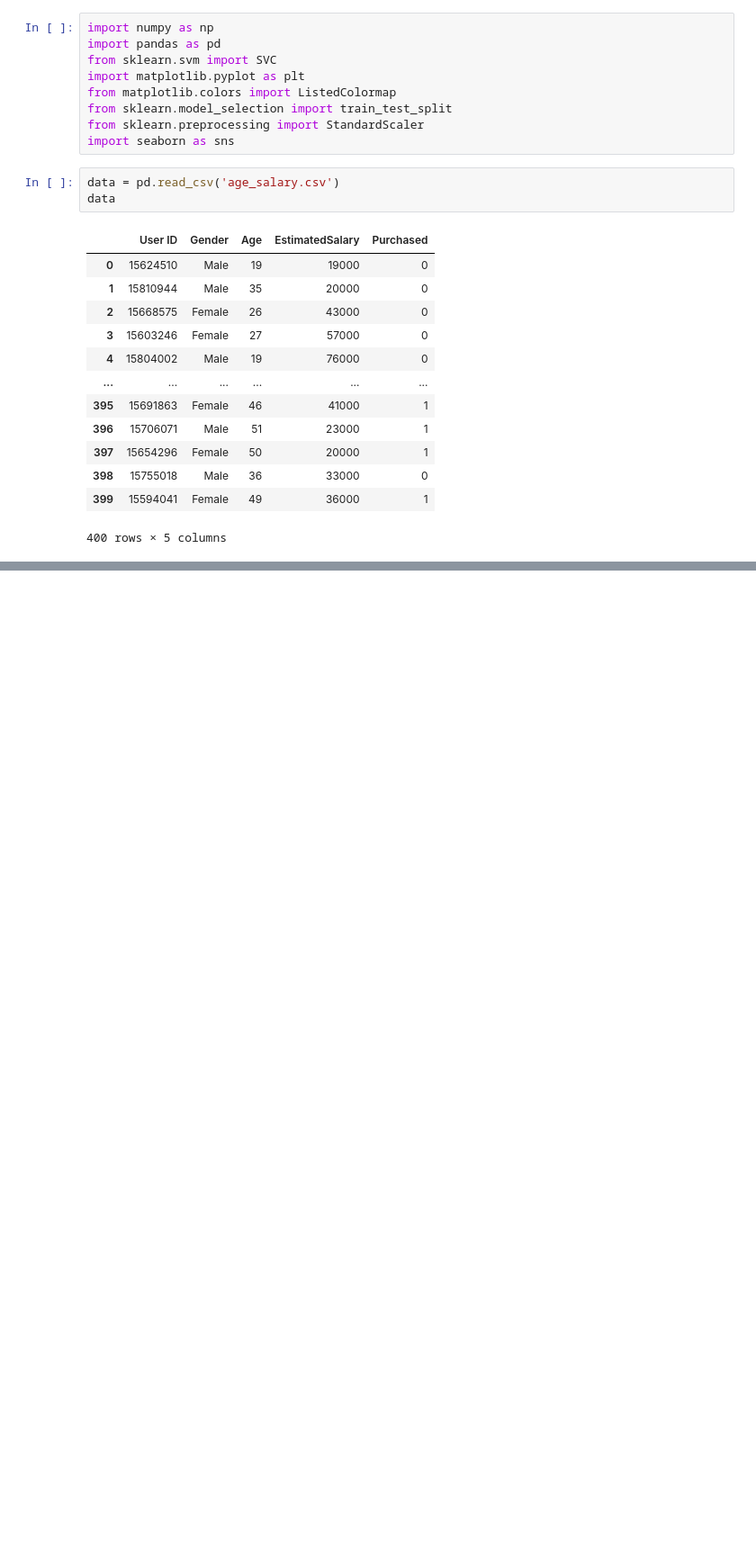
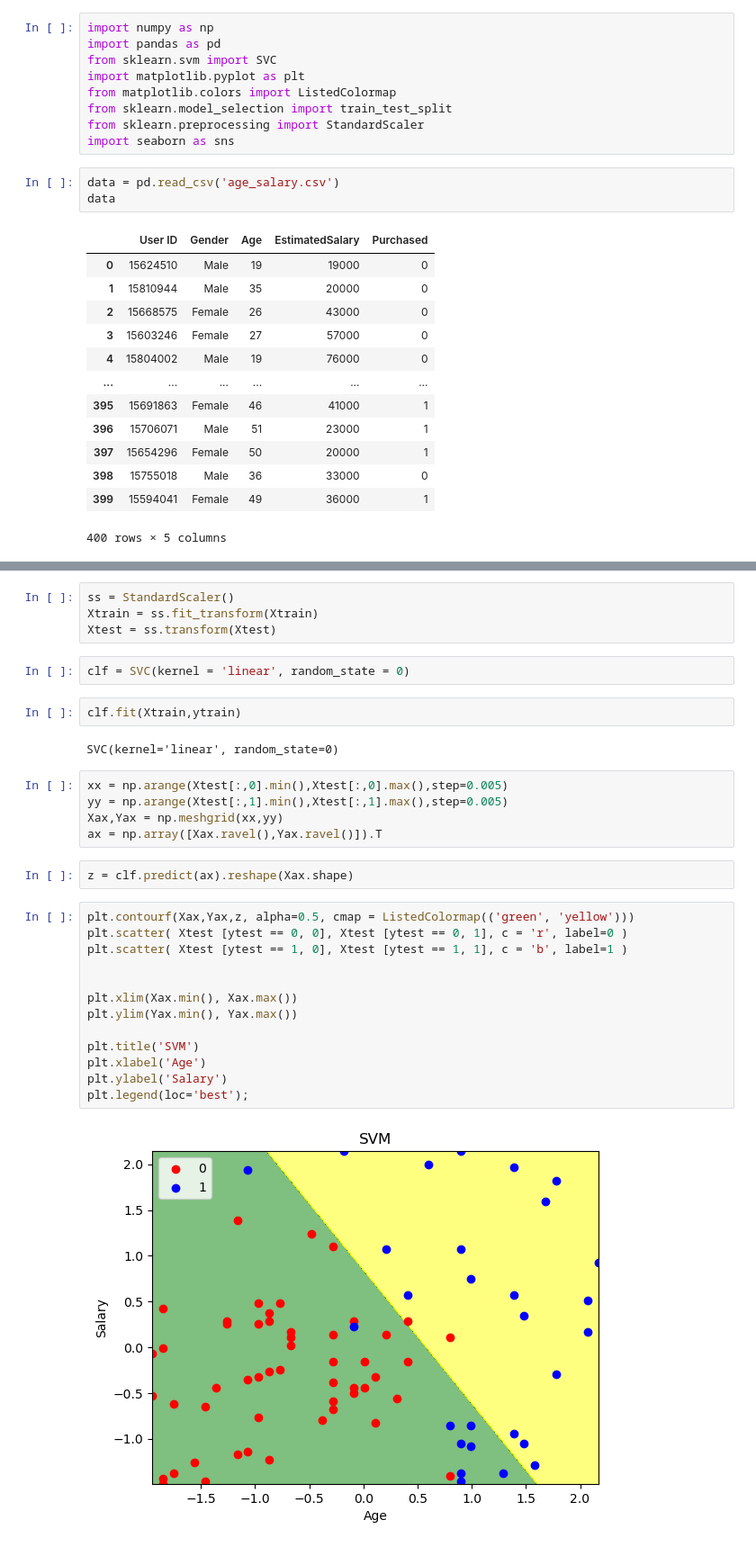
Before and after one commit to Danial-Salami/Machine-Learning, a Jupyter notebook: SVM/SVC (age-salaries) lvl-1/SVC (age-salaries) lvl-1.ipynb, the cells around one changed output, grey strips where cells are left out. Shown at 90% size. Drawn from its saved outputs; the diff is of its cells as text; blank space fills up the shorter version.

```diff
--- a/SVM/SVC (age-salaries) lvl-1/SVC (age-salaries) lvl-1.ipynb
+++ b/SVM/SVC (age-salaries) lvl-1/SVC (age-salaries) lvl-1.ipynb
@@ -50,0 +37,32 @@ sns.pairplot(data.drop('User ID', axis=1), hue='Purchased');
+# %%
+ss = StandardScaler()
+Xtrain = ss.fit_transform(Xtrain)
+Xtest = ss.transform(Xtest)
+# %%
+clf = SVC(kernel = 'linear', random_state = 0)
+# %%
+clf.fit(Xtrain,ytrain)
+# %% [output]
+SVC(kernel='linear', random_state=0)
+# %%
+xx = np.arange(Xtest[:,0].min(),Xtest[:,0].max(),step=0.005)
+yy = np.arange(Xtest[:,1].min(),Xtest[:,1].max(),step=0.005)
+Xax,Yax = np.meshgrid(xx,yy)
+ax = np.array([Xax.ravel(),Yax.ravel()]).T
+# %%
+z = clf.predict(ax).reshape(Xax.shape)
+# %%
+plt.contourf(Xax,Yax,z, alpha=0.5, cmap = ListedColormap(('green', 'yellow')))
+plt.scatter( Xtest [ytest == 0, 0], Xtest [ytest == 0, 1], c = 'r', label=0 )
+plt.scatter( Xtest [ytest == 1, 0], Xtest [ytest == 1, 1], c = 'b', label=1 )
+
+
+plt.xlim(Xax.min(), Xax.max())
+plt.ylim(Yax.min(), Yax.max())
+
+plt.title('SVM')
+plt.xlabel('Age')
+plt.ylabel('Salary')
+plt.legend(loc='best');
+# %% [output]
+[figure, added]
```
Also changed, not shown: parts of 2 cells of this notebook.
